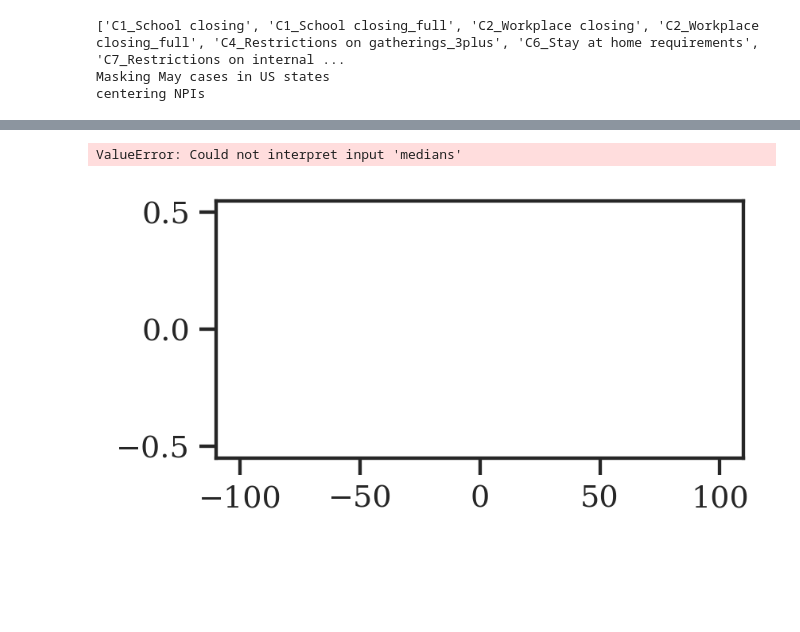
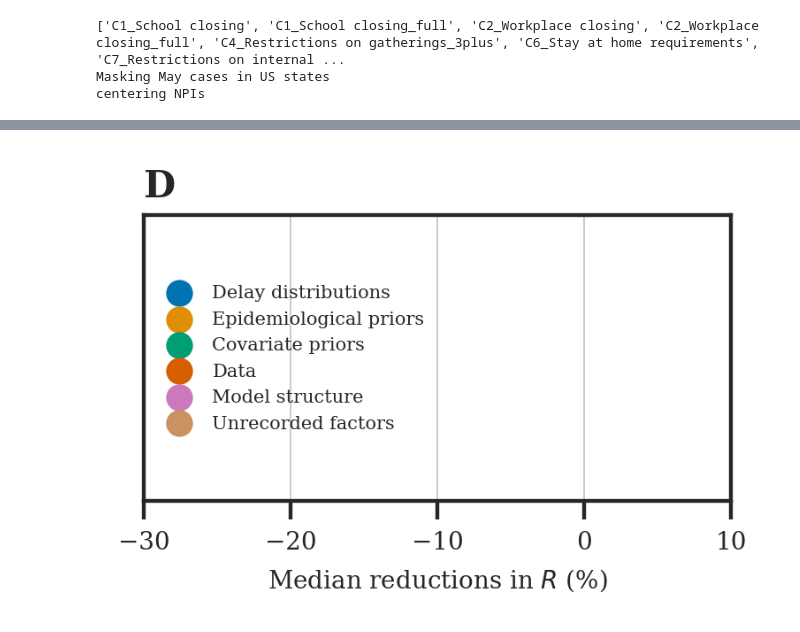
Before and after one commit to g-leech/masks_v_mandates, a Jupyter notebook: notebooks/fig3.ipynb, the cells around one changed output, grey strips where cells are left out. Cells and saved outputs as stored; diff of their text form; code cells hidden in the pictures; blank space fills up the shorter version.

```diff
--- a/notebooks/fig3.ipynb
+++ b/notebooks/fig3.ipynb
@@ -192,6 +205,7 @@ mandate_dict = {
 
 dict_list = [d for d in sa_dict_list if d["npi"] == "Mask Mandates"]
 medians = pd.DataFrame(dict_list)
+# medians["med"] = medians["med"] * 100
 exp_tags = np.unique(medians["tag"])
 cols = [*sns.color_palette('colorblind'), *sns.color_palette('bright')]
 
@@ -220,39 +234,38 @@ for i, col in enumerate(npi_cols):
             zorder=-5
         )
 
-sns.stripplot(x="med", y="medians", data=medians, size=5, zorder=1,
+sns.stripplot(x="med", y="tag", data=medians, size=5, zorder=1,
           jitter=0.1, order=npi_names, alpha=0.3, hue="tag", dodge=True,
           palette="colorblind", linewidth=0.05)
 
 
 
 plt.yticks(fontsize=8, linespacing=0.8)
 plt.xticks(fontsize=8)
 
 plt.xlabel("Median reductions in $R$ (%)", fontsize=8)
 plt.ylabel("")
 plt.xlim([-30, 10])
 plt.grid(axis='x', linewidth=0.5, zorder=-10, color="tab:gray", alpha=0.45)
 #plt.xticks([0, 10, 20, 30, 40])
 #plt.yticks(rotation=90)
 #plt.setp( ax3.yaxis.get_majorticklabels(), va="center", ha="right" )
 ax.set_yticklabels([""])
 
 plt.legend(loc='center left', fontsize=6, ncol=1, frameon=False, fancybox=True, shadow=False)#, handletextpad=0.05)
 plt.title("D", loc='left', fontweight="bold")
 
 plt.tick_params(
     axis='y',
     which='both',
     #length=0
     left=False
 )
 
 
 plt.savefig("../outputs/mandate_sa.pdf", bbox_inches="tight")
 # %% [output]
-ValueError: Could not interpret input 'medians'
-[figure, old version]
+[figure, new version]
 # %%
 fig = plt.figure(figsize=(PNAS_WIDTH_INCHES *0.8,PNAS_WIDTH_INCHES* 0.5), dpi=250)
 ax = plt.gca()
```
Also changed, not shown: parts of 8 cells of this notebook, 10 other files.
